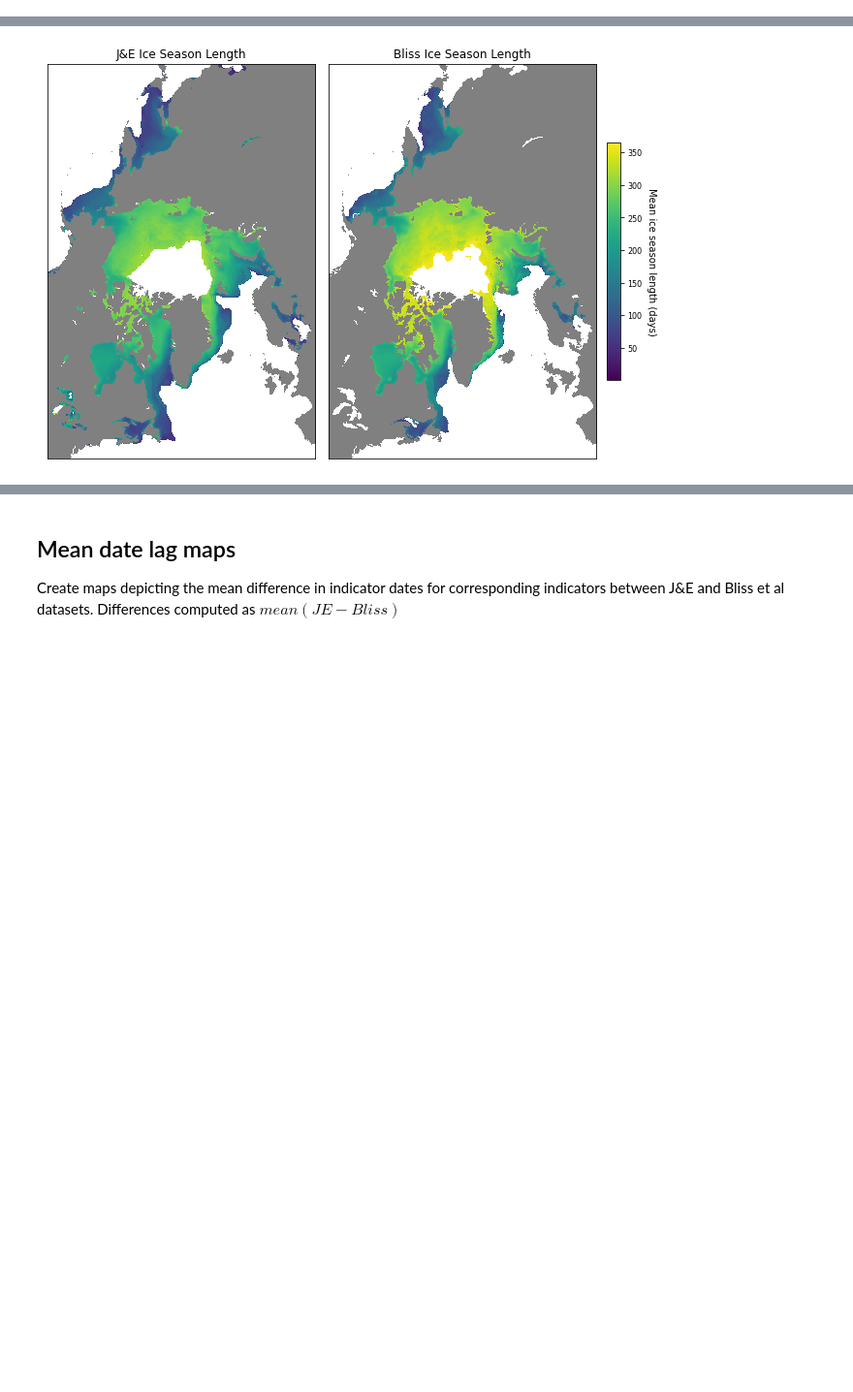
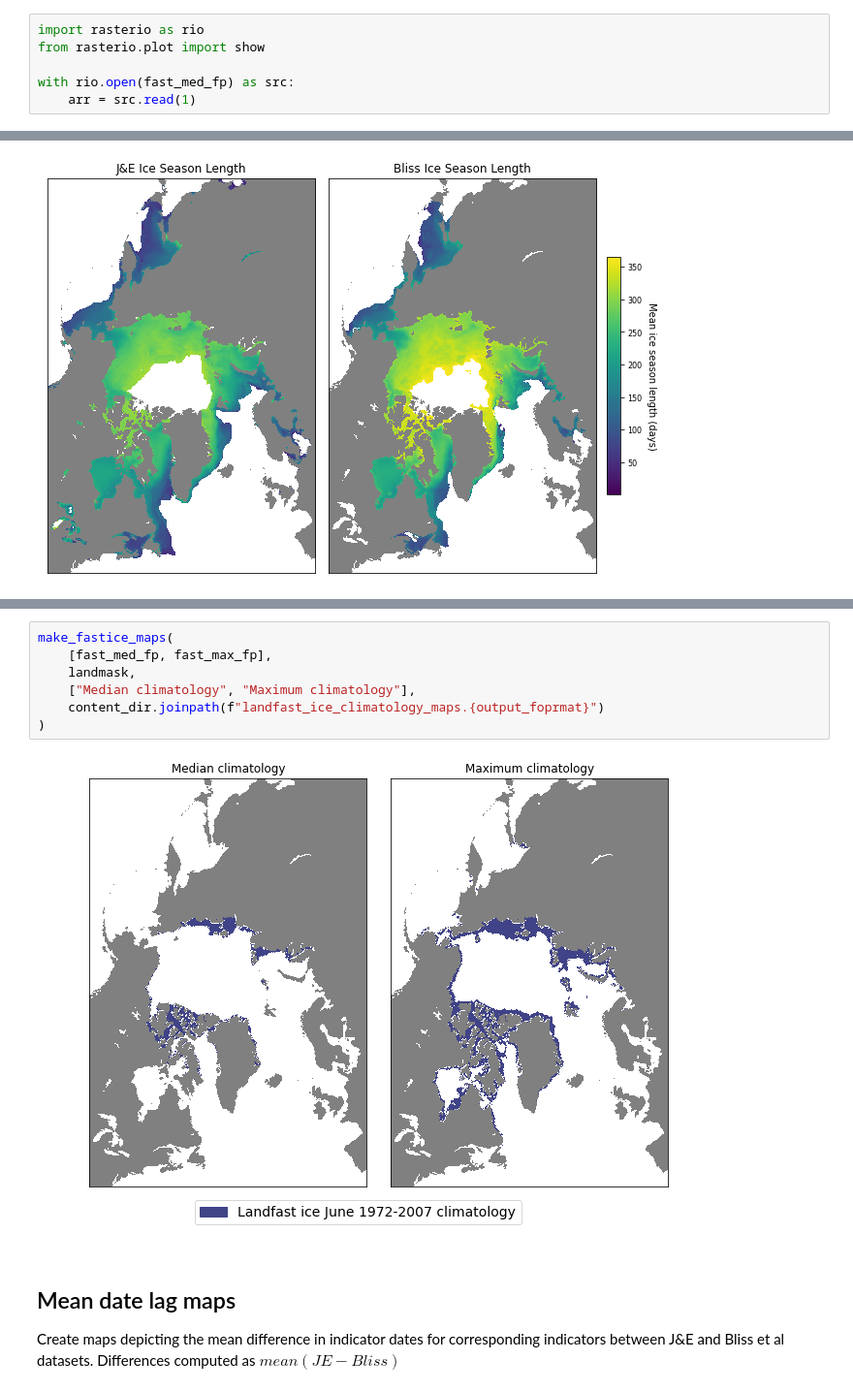
Before and after one commit to ua-snap/seaice_noaa_indicators, a Jupyter notebook: manuscript_content/manuscript_content.ipynb, the cells around one changed output, grey strips where cells are left out. Shown at 97% size. Saved outputs shown, nothing was run; the diff lists cells and outputs as text; blank space fills up the shorter version.

Commit message:
working code in mc notebook for new landfast ice maps

```diff
--- a/manuscript_content/manuscript_content.ipynb
+++ b/manuscript_content/manuscript_content.ipynb
@@ -386,3 +389,9 @@ b''
+# %%
+import rasterio as rio
+from rasterio.plot import show
+
+with rio.open(fast_med_fp) as src:
+    arr = src.read(1)
 # %% [markdown]
 ## Maps setup
 
@@ -479,3 +542,12 @@ Plot written to /workspace/Shared/Tech_Projects/SeaIce_NOAA_Indicators/final_pro
+# %%
+make_fastice_maps(
+    [fast_med_fp, fast_max_fp],
+    landmask,
+    ["Median climatology", "Maximum climatology"],
+    content_dir.joinpath(f"landfast_ice_climatology_maps.{output_foprmat}")
+)
+# %% [output]
+[figure, added]
 # %% [markdown]
 ## Mean date lag maps
 
```
Also changed, not shown: parts of 8 cells of this notebook.
